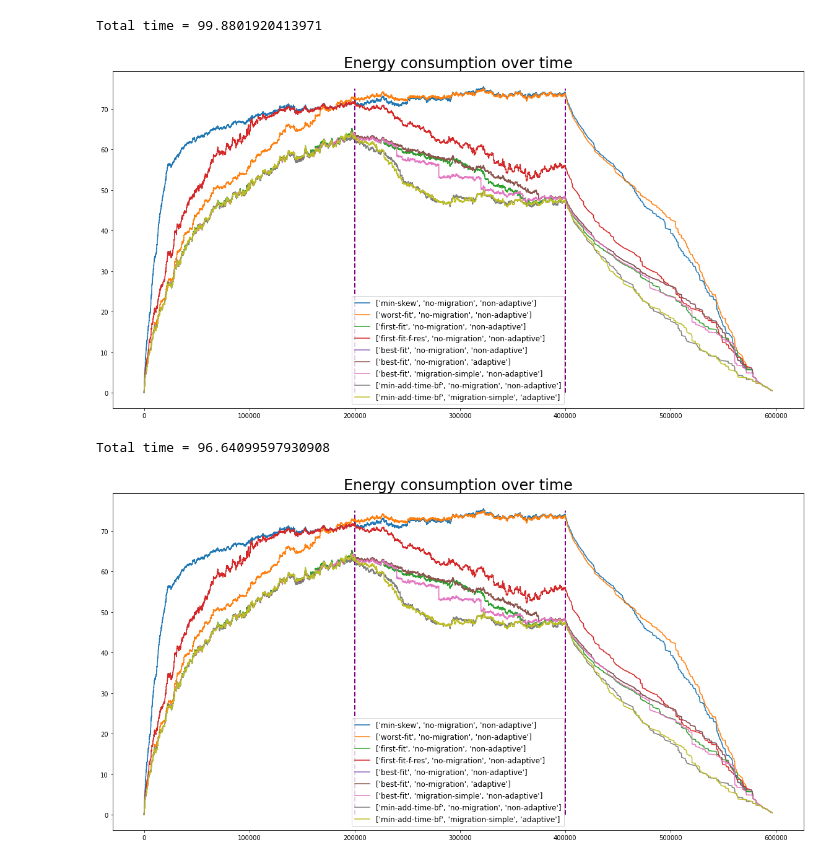
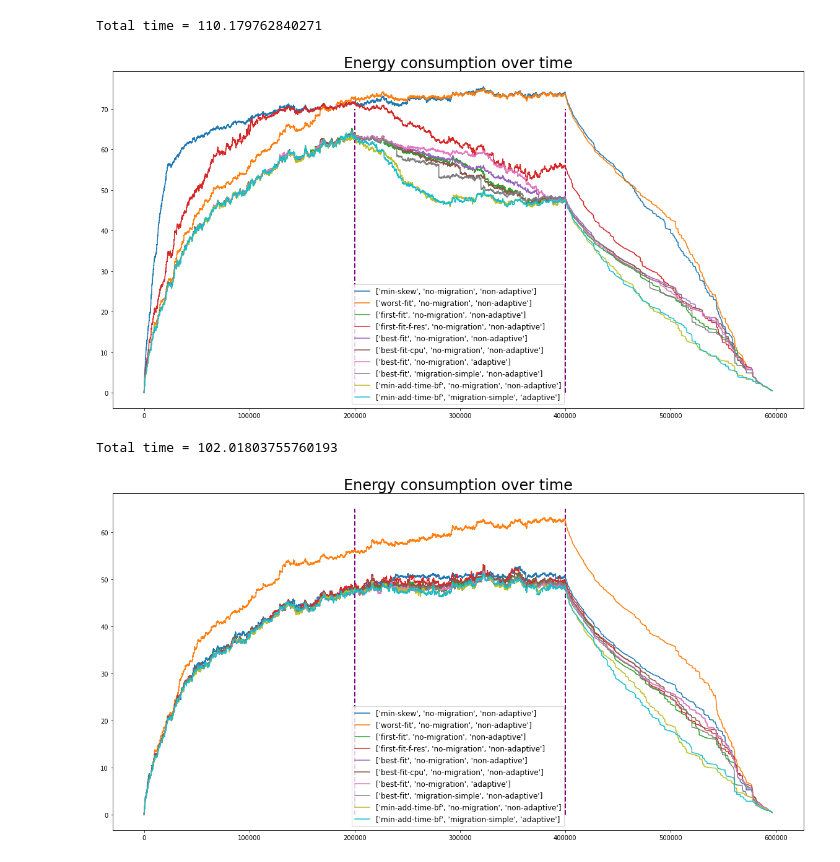
Before and after one commit to vetand/Dynamic-VM-allocation, a Jupyter notebook: painter.ipynb, the cells around one changed output. Cells and saved outputs as stored; diff of their text form; code cells hidden in the pictures.

```diff
--- a/painter.ipynb
+++ b/painter.ipynb
@@ -4,7 +4,7 @@ import os
 import json
 import time
 
-os.system("python3 generator.py 23 poisson")
+os.system("python3 generator.py 23 poisson 1")
 
 plt.figure(figsize = (20, 10))
 
@@ -21,12 +21,13 @@ policies = [['min-skew', 'no-migration', 'non-adaptive'],
             ['first-fit', 'no-migration', 'non-adaptive'],
             ['first-fit-f-res', 'no-migration', 'non-adaptive'],
             ['best-fit', 'no-migration', 'non-adaptive'],
+            ['best-fit-cpu', 'no-migration', 'non-adaptive'],
             ['best-fit', 'no-migration', 'adaptive'],
             ['best-fit', 'migration-simple', 'non-adaptive'],
             ['min-add-time-bf', 'no-migration', 'non-adaptive'],
             ['min-add-time-bf', 'migration-simple', 'adaptive'],]
 for policy in policies:
-    os.system("python3 simulator.py {} {} {}".format(policy[0], policy[1], policy[2]))
+    os.system("python3 simulator.py {} {} {} 250000 500000".format(policy[0], policy[1], policy[2]))
     data = json.load(open("output.json"))
     X = []
     Y = []
@@ -59,7 +60,7 @@ import os
 import json
 import time
 
-os.system("python3 generator.py 23 poisson")
+os.system("python3 generator.py 23 poisson 2")
 
 plt.figure(figsize = (20, 10))
 
@@ -67,8 +68,8 @@ plt.figure(figsize = (20, 10))
 #    if day * 1440 >= 10000 and day * 1440 <= 20000:
 #        plt.vlines(x = day * 1440, ymin = 28, ymax = 38, colors= 'purple', ls = '--', lw = 2)
 
-plt.vlines(x = 300000, ymin = 0, ymax = 35, colors= 'purple', ls = '--', lw = 2)
-plt.vlines(x = 600000, ymin = 0, ymax = 35, colors= 'purple', ls = '--', lw = 2)
+plt.vlines(x = 300000, ymin = 0, ymax = 40, colors= 'purple', ls = '--', lw = 2)
+plt.vlines(x = 600000, ymin = 0, ymax = 40, colors= 'purple', ls = '--', lw = 2)
 
 timer = time.time()
 policies = [['min-skew', 'no-migration', 'non-adaptive'],
@@ -76,12 +77,13 @@ policies = [['min-skew', 'no-migration', 'non-adaptive'],
             ['first-fit', 'no-migration', 'non-adaptive'],
             ['first-fit-f-res', 'no-migration', 'non-adaptive'],
             ['best-fit', 'no-migration', 'non-adaptive'],
+            ['best-fit-cpu', 'no-migration', 'non-adaptive'],
             ['best-fit', 'no-migration', 'adaptive'],
             ['best-fit', 'migration-simple', 'non-adaptive'],
             ['min-add-time-bf', 'no-migration', 'non-adaptive'],
             ['min-add-time-bf', 'migration-simple', 'adaptive'],]
 for policy in policies:
-    os.system("python3 simulator.py {} {} {}".format(policy[0], policy[1], policy[2]))
+    os.system("python3 simulator.py {} {} {} 300000 600000".format(policy[0], policy[1], policy[2]))
     data = json.load(open("output.json"))
     X = []
     Y = []
@@ -114,7 +116,7 @@ import os
 import json
 import time
 
-os.system("python3 generator.py 23 poisson")
+os.system("python3 generator.py 23 poisson 3")
 
 plt.figure(figsize = (20, 10))
 
@@ -122,8 +124,8 @@ plt.figure(figsize = (20, 10))
 #    if day * 1440 >= 10000 and day * 1440 <= 20000:
 #        plt.vlines(x = day * 1440, ymin = 28, ymax = 38, colors= 'purple', ls = '--', lw = 2)
 
-plt.vlines(x = 200000, ymin = 0, ymax = 75, colors= 'purple', ls = '--', lw = 2)
-plt.vlines(x = 330000, ymin = 0, ymax = 75, colors= 'purple', ls = '--', lw = 2)
+plt.vlines(x = 200000, ymin = 0, ymax = 70, colors= 'purple', ls = '--', lw = 2)
+plt.vlines(x = 330000, ymin = 0, ymax = 70, colors= 'purple', ls = '--', lw = 2)
 
 timer = time.time()
 policies = [['min-skew', 'no-migration', 'non-adaptive'],
@@ -131,12 +133,13 @@ policies = [['min-skew', 'no-migration', 'non-adaptive'],
             ['first-fit', 'no-migration', 'non-adaptive'],
             ['first-fit-f-res', 'no-migration', 'non-adaptive'],
             ['best-fit', 'no-migration', 'non-adaptive'],
+            ['best-fit-cpu', 'no-migration', 'non-adaptive'],
             ['best-fit', 'no-migration', 'adaptive'],
             ['best-fit', 'migration-simple', 'non-adaptive'],
             ['min-add-time-bf', 'no-migration', 'non-adaptive'],
             ['min-add-time-bf', 'migration-simple', 'adaptive'],]
 for policy in policies:
-    os.system("python3 simulator.py {} {} {}".format(policy[0], policy[1], policy[2]))
+    os.system("python3 simulator.py {} {} {} 200000 330000".format(policy[0], policy[1], policy[2]))
     data = json.load(open("output.json"))
     X = []
     Y = []
@@ -169,7 +172,7 @@ import os
 import json
 import time
 
-os.system("python3 generator.py 23 poisson")
+os.system("python3 generator.py 23 poisson 4")
 
 plt.figure(figsize = (20, 10))
 
@@ -177,8 +180,8 @@ plt.figure(figsize = (20, 10))
 #    if day * 1440 >= 10000 and day * 1440 <= 20000:
 #        plt.vlines(x = day * 1440, ymin = 28, ymax = 38, colors= 'purple', ls = '--', lw = 2)
 
-plt.vlines(x = 200000, ymin = 0, ymax = 75, colors= 'purple', ls = '--', lw = 2)
-plt.vlines(x = 400000, ymin = 0, ymax = 75, colors= 'purple', ls = '--', lw = 2)
+plt.vlines(x = 200000, ymin = 0, ymax = 70, colors= 'purple', ls = '--', lw = 2)
+plt.vlines(x = 400000, ymin = 0, ymax = 70, colors= 'purple', ls = '--', lw = 2)
 
 timer = time.time()
 policies = [['min-skew', 'no-migration', 'non-adaptive'],
@@ -186,12 +189,13 @@ policies = [['min-skew', 'no-migration', 'non-adaptive'],
             ['first-fit', 'no-migration', 'non-adaptive'],
             ['first-fit-f-res', 'no-migration', 'non-adaptive'],
             ['best-fit', 'no-migration', 'non-adaptive'],
+            ['best-fit-cpu', 'no-migration', 'non-adaptive'],
             ['best-fit', 'no-migration', 'adaptive'],
             ['best-fit', 'migration-simple', 'non-adaptive'],
             ['min-add-time-bf', 'no-migration', 'non-adaptive'],
             ['min-add-time-bf', 'migration-simple', 'adaptive'],]
 for policy in policies:
-    os.system("python3 simulator.py {} {} {}".format(policy[0], policy[1], policy[2]))
+    os.system("python3 simulator.py {} {} {} 200000 400000".format(policy[0], policy[1], policy[2]))
     data = json.load(open("output.json"))
     X = []
     Y = []
@@ -216,15 +220,15 @@ for policy in policies:
 plt.legend(fontsize = 12)
 print("Total time = {}".format(time.time() - timer))
 # %% [output]
-Total time = 99.8801920413971
+Total time = 110.179762840271
-[figure, old version]
+[figure, new version]
 # %%
 import matplotlib.pyplot as plt
 import os
 import json
 import time
 
-os.system("python3 generator.py 23 poisson")
+os.system("python3 generator.py 23 poisson 5")
 
 plt.figure(figsize = (20, 10))
 
@@ -232,8 +236,8 @@ plt.figure(figsize = (20, 10))
 #    if day * 1440 >= 10000 and day * 1440 <= 20000:
 #        plt.vlines(x = day * 1440, ymin = 28, ymax = 38, colors= 'purple', ls = '--', lw = 2)
 
-plt.vlines(x = 200000, ymin = 0, ymax = 75, colors= 'purple', ls = '--', lw = 2)
-plt.vlines(x = 400000, ymin = 0, ymax = 75, colors= 'purple', ls = '--', lw = 2)
+plt.vlines(x = 200000, ymin = 0, ymax = 65, colors= 'purple', ls = '--', lw = 2)
+plt.vlines(x = 400000, ymin = 0, ymax = 65, colors= 'purple', ls = '--', lw = 2)
 
 timer = time.time()
 policies = [['min-skew', 'no-migration', 'non-adaptive'],
@@ -241,35 +245,36 @@ policies = [['min-skew', 'no-migration', 'non-adaptive'],
             ['first-fit', 'no-migration', 'non-adaptive'],
             ['first-fit-f-res', 'no-migration', 'non-adaptive'],
             ['best-fit', 'no-migration', 'non-adaptive'],
+            ['best-fit-cpu', 'no-migration', 'non-adaptive'],
             ['best-fit', 'no-migration', 'adaptive'],
             ['best-fit', 'migration-simple', 'non-adaptive'],
             ['min-add-time-bf', 'no-migration', 'non-adaptive'],
             ['min-add-time-bf', 'migration-simple', 'adaptive'],]
 for policy in policies:
-    os.system("python3 simulator.py {} {} {}".format(policy[0], policy[1], policy[2]))
+    os.system("python3 simulator.py {} {} {} 200000 400000".format(policy[0], policy[1], policy[2]))
     data = json.load(open("output.json"))
     X = []
     Y = []
     for elem in data:
         #if elem['time'] >= 10000 and elem['time'] <= 20000:
         X.append(elem['time'])
         Y.append(elem['current energy'])
     plt.title("Energy consumption over time", fontsize = 24)
     plt.plot(X, Y, label = policy)
 
 # ideal result in terms of number of bins used, simply the ideal_bins_number = int(total_util) + 1
 
 #os.system("python3 simulator.py {}".format(policy, 'non-adaptive'))
 #data = json.load(open("output.json"))
 #X = []
 #Y = []
 #for elem in data:
 #    X.append(elem['time'])
 #    Y.append(elem['ideal result'])
 #
 #plt.plot(X, Y, label = 'ideal result')
 plt.legend(fontsize = 12)
 print("Total time = {}".format(time.time() - timer))
 # %% [output]
-Total time = 96.64099597930908
+Total time = 102.01803755760193
-[figure, old version]
+[figure, new version]
```
Also changed, not shown: parts of 6 cells of this notebook, 3 other files.
